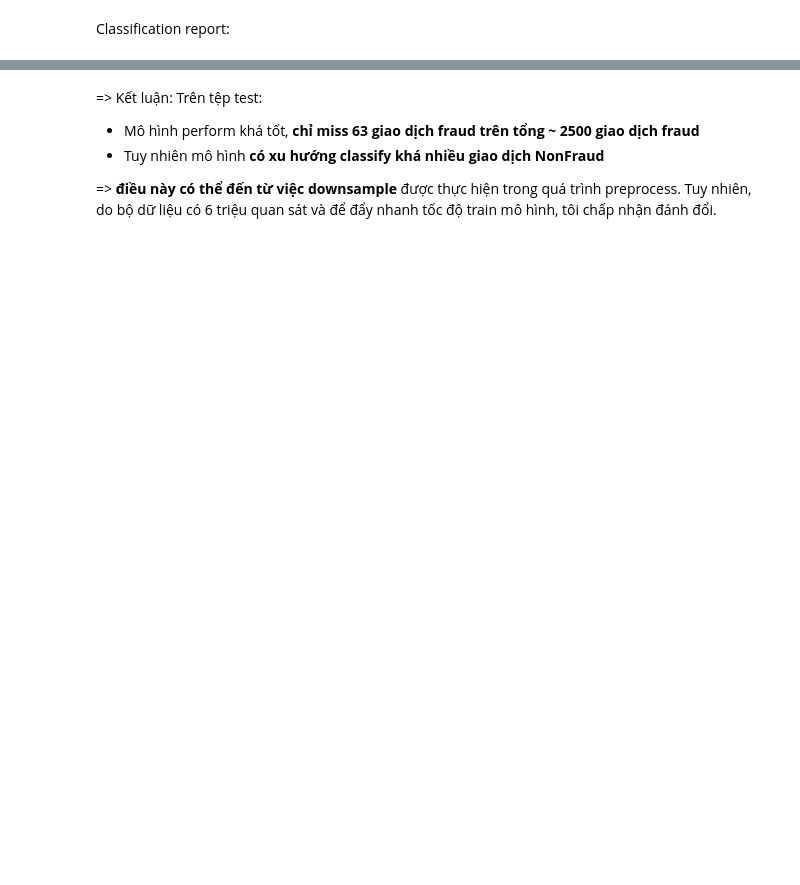
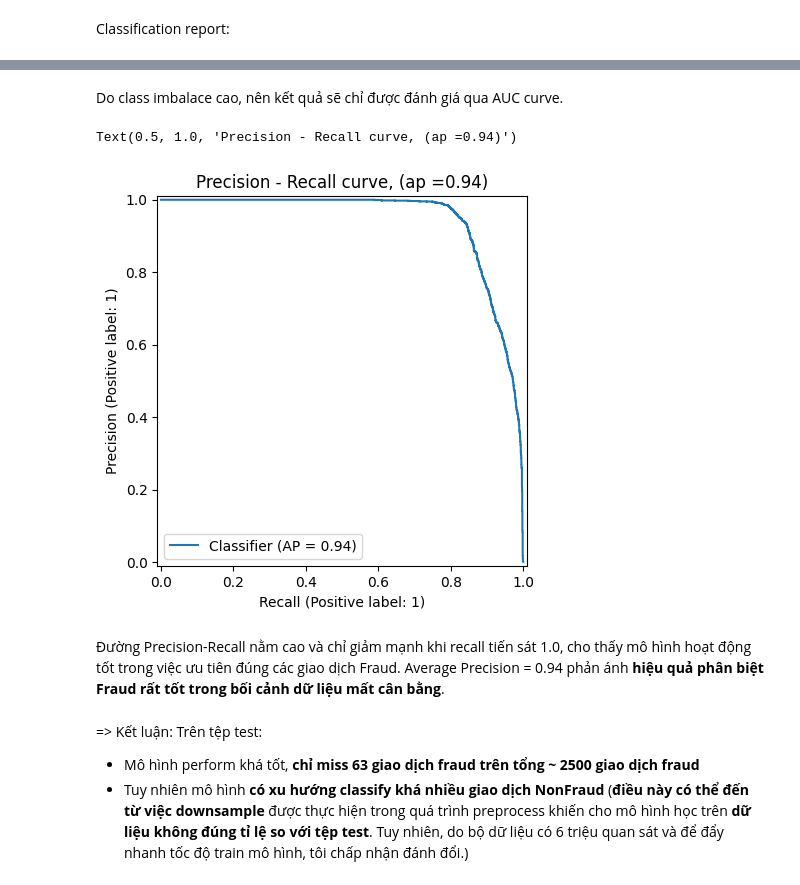
Before and after one commit to tranduclap1/Credit-Fraud-Analysis-, a Jupyter notebook: train.ipynb, the cells around one changed output, grey strips where cells are left out. Cells and saved outputs as stored; diff of their text form; code cells hidden in the pictures; blank space fills up the shorter version.

```diff
--- a/train.ipynb
+++ b/train.ipynb
@@ -159,7 +151,17 @@ print(metrics.classification_report(ytest, ypred))
 weighted avg       1.00      1.00      1.00   1908786
+# %% [markdown]
+Do class imbalace cao, nên kết quả sẽ chỉ được đánh giá qua AUC curve.
+# %%
+yprob = xgb.predict_proba(xtest)[:,1]
+metrics.PrecisionRecallDisplay.from_predictions(ytest, yprob)
+ap = metrics.average_precision_score(ytest, yprob)
+plt.title(f'Precision - Recall curve, (ap ={round(ap,2)})')
+# %% [output]
+Text(0.5, 1.0, 'Precision - Recall curve, (ap =0.94)')
+[figure, added]
+# %% [markdown]
+Đường Precision-Recall nằm cao và chỉ giảm mạnh khi recall tiến sát 1.0, cho thấy mô hình hoạt động tốt trong việc ưu tiên đúng các giao dịch Fraud. Average Precision = 0.94 phản ánh **hiệu quả phân biệt Fraud rất tốt trong bối cảnh dữ liệu mất cân bằng**.
 # %% [markdown]
 => Kết luận: Trên tệp test:
 - Mô hình perform khá tốt, **chỉ miss 63 giao dịch fraud trên tổng ~ 2500 giao dịch fraud**
-- Tuy nhiên mô hình **có xu hướng classify khá nhiều giao dịch NonFraud**
-
-=> **điều này có thể đến từ việc downsample** được thực hiện trong quá trình preprocess. Tuy nhiên, do bộ dữ liệu có 6 triệu quan sát và để đẩy nhanh tốc độ train mô hình, tôi chấp nhận đánh đổi.
+- Tuy nhiên mô hình **có xu hướng classify khá nhiều giao dịch NonFraud** (**điều này có thể đến từ việc downsample** được thực hiện trong quá trình preprocess khiến cho mô hình học trên **dữ liệu không đúng tỉ lệ so với tệp test**. Tuy nhiên, do bộ dữ liệu có 6 triệu quan sát và để đẩy nhanh tốc độ train mô hình, tôi chấp nhận đánh đổi.)
```
Also changed, not shown: parts of 11 cells of this notebook, 1 other file.
